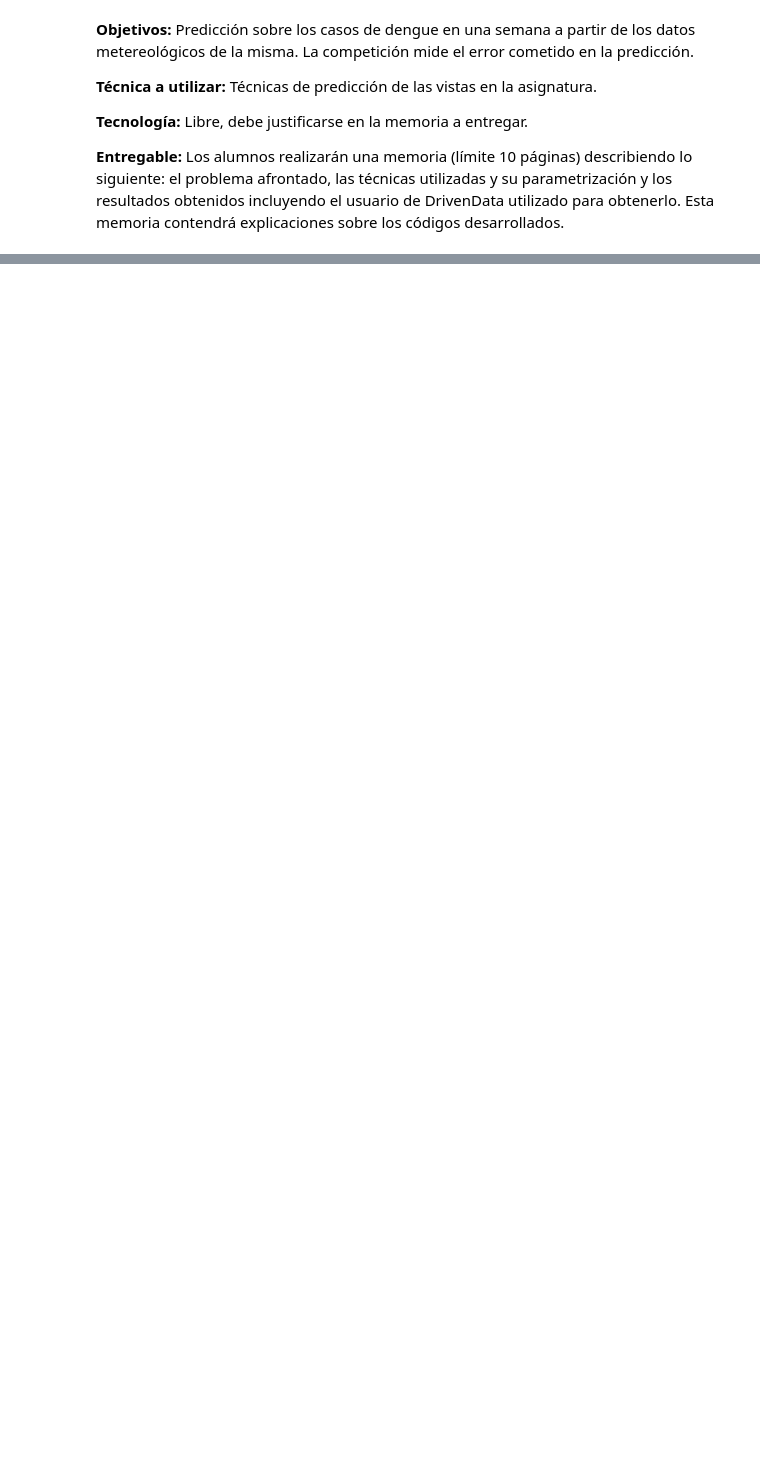
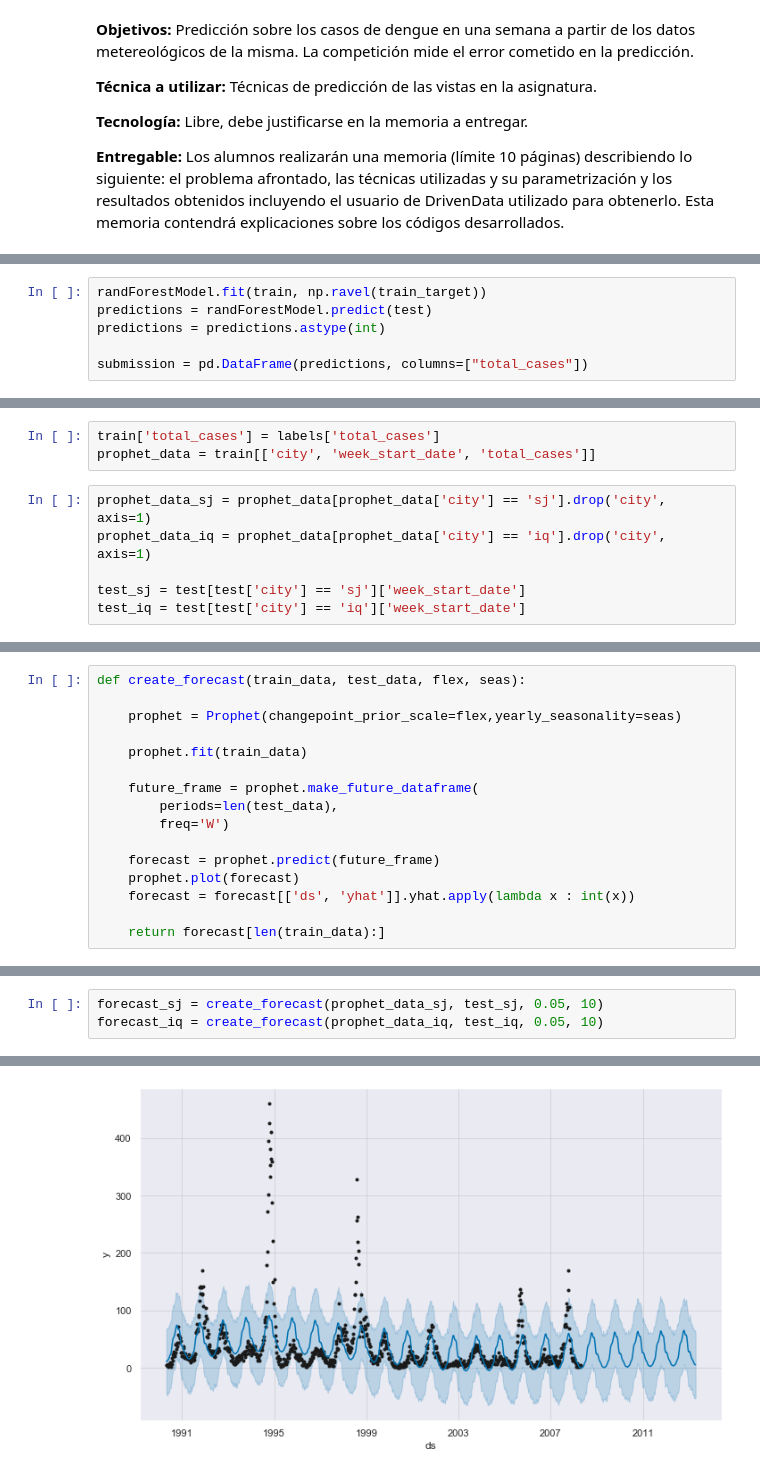
Before and after one commit to DanielEdu/MGIB06_DengueAI, a Jupyter notebook: AG02_Prediction.ipynb, the cells around one changed output, grey strips where cells are left out. Saved outputs shown, nothing was run; the diff lists cells and outputs as text; blank space fills up the shorter version.

```diff
--- a/AG02_Prediction.ipynb
+++ b/AG02_Prediction.ipynb
@@ -19,0 +207,6 @@ NameError: name 'jj' is not defined
+# %%
+randForestModel.fit(train, np.ravel(train_target))
+predictions = randForestModel.predict(test)
+predictions = predictions.astype(int)
+
+submission = pd.DataFrame(predictions, columns=["total_cases"])
@@ -19,0 +245,9 @@ NameError: name 'jj' is not defined
+# %%
+train['total_cases'] = labels['total_cases']
+prophet_data = train[['city', 'week_start_date', 'total_cases']]
+# %%
+prophet_data_sj = prophet_data[prophet_data['city'] == 'sj'].drop('city', axis=1)
+prophet_data_iq = prophet_data[prophet_data['city'] == 'iq'].drop('city', axis=1)
+
+test_sj = test[test['city'] == 'sj']['week_start_date']
+test_iq = test[test['city'] == 'iq']['week_start_date']
@@ -19,0 +263,16 @@ NameError: name 'jj' is not defined
+# %%
+def create_forecast(train_data, test_data, flex, seas):
+
+    prophet = Prophet(changepoint_prior_scale=flex,yearly_seasonality=seas)
+
+    prophet.fit(train_data)
+
+    future_frame = prophet.make_future_dataframe(
+        periods=len(test_data),
+        freq='W')
+
+    forecast = prophet.predict(future_frame)
+    prophet.plot(forecast)
+    forecast = forecast[['ds', 'yhat']].yhat.apply(lambda x : int(x))
+
+    return forecast[len(train_data):]
@@ -19,0 +281,4 @@ NameError: name 'jj' is not defined
+# %%
+forecast_sj = create_forecast(prophet_data_sj, test_sj, 0.05, 10)
+forecast_iq = create_forecast(prophet_data_iq, test_iq, 0.05, 10)
+# %% [output]
@@ -19,0 +289 @@ NameError: name 'jj' is not defined
+[figure, added]
```
Also changed, not shown: parts of 50 cells of this notebook, 11 other files.
